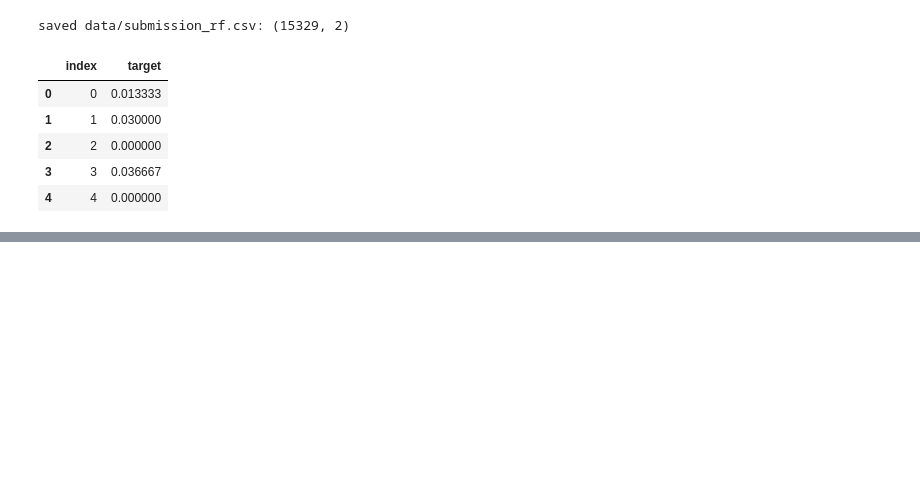
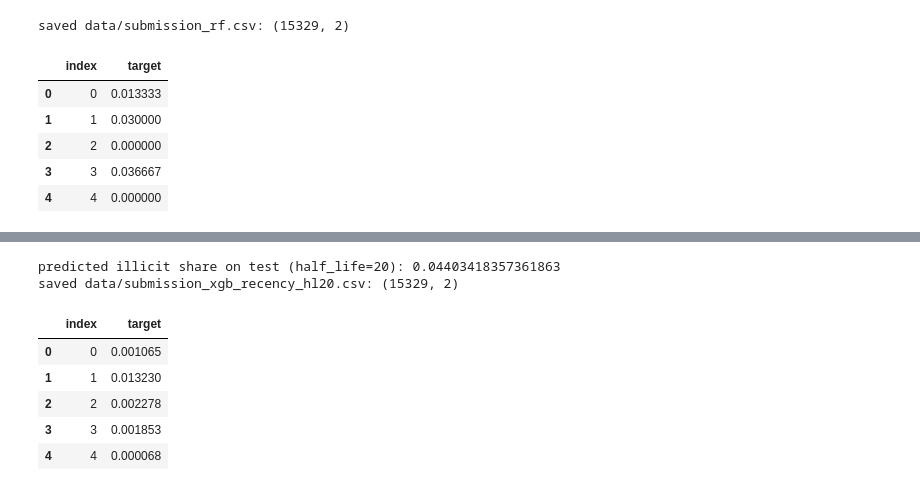
Before and after one commit to timc5nn/BT4012, a Jupyter notebook: supervised_learning.ipynb, the cells around one changed output, grey strips where cells are left out. Saved outputs shown, nothing was run; the diff lists cells and outputs as text; code cells hidden in the pictures; blank space fills up the shorter version.

```diff
--- a/supervised_learning.ipynb
+++ b/supervised_learning.ipynb
@@ -192,0 +642,32 @@ saved data/submission_rf.csv: (15329, 2)
+# %%
+HALF_LIFE_20 = 20
+recency_weight_hl20 = 0.5 ** ((final_cutoff - labeled["time_step"]) / HALF_LIFE_20)
+combined_weight_hl20 = y_full.map(class_weight_map_full) * recency_weight_hl20
+
+final_model_hl20 = XGBClassifier(
+    n_estimators=300, max_depth=4, learning_rate=0.1, subsample=1.0,
+    colsample_bytree=0.7, reg_lambda=5, eval_metric="logloss",
+    random_state=42, n_jobs=-1,
+)
+final_model_hl20.fit(X_full, y_full, sample_weight=combined_weight_hl20)
+
+test_proba_hl20 = final_model_hl20.predict_proba(test_reduced[feat_cols])[:, 1]
+
+submission_xgb_hl20 = pd.DataFrame({
+    "index": np.arange(len(test_reduced)),
+    "target": test_proba_hl20,
+})
+submission_xgb_hl20.to_csv("data/submission_xgb_recency_hl20.csv", index=False)
+
+print("predicted illicit share on test (half_life=20):", (test_proba_hl20 >= 0.5).mean())
+print("saved data/submission_xgb_recency_hl20.csv:", submission_xgb_hl20.shape)
+submission_xgb_hl20.head()
+# %% [output]
+predicted illicit share on test (half_life=20): 0.04403418357361863
+saved data/submission_xgb_recency_hl20.csv: (15329, 2)
+|  | index | target |
+| 0 | 0 | 0.001065 |
+| 1 | 1 | 0.013230 |
+| 2 | 2 | 0.002278 |
+| 3 | 3 | 0.001853 |
+| 4 | 4 | 0.000068 |
```
Also changed, not shown: parts of 27 cells of this notebook, 1 other file.
